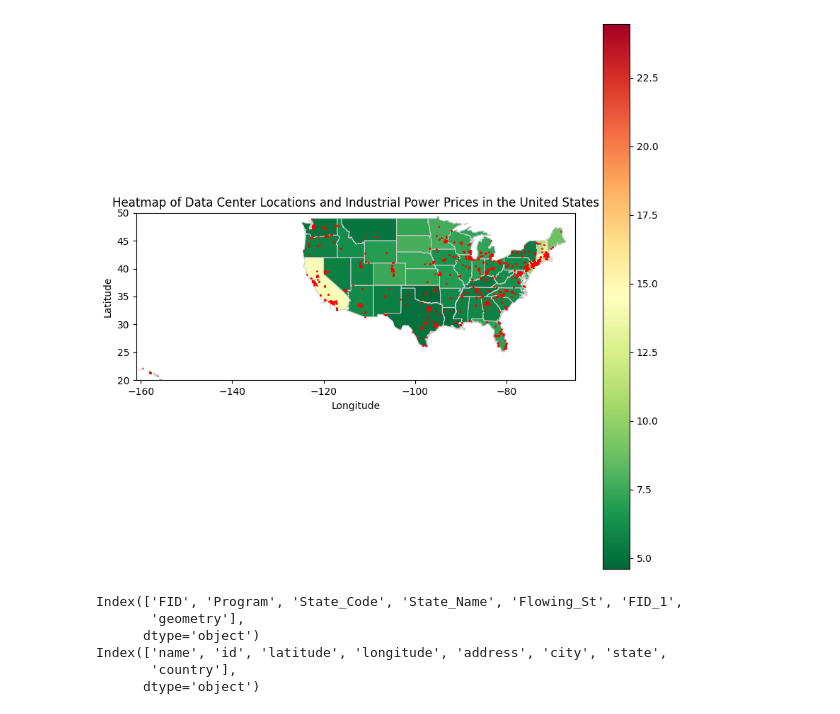
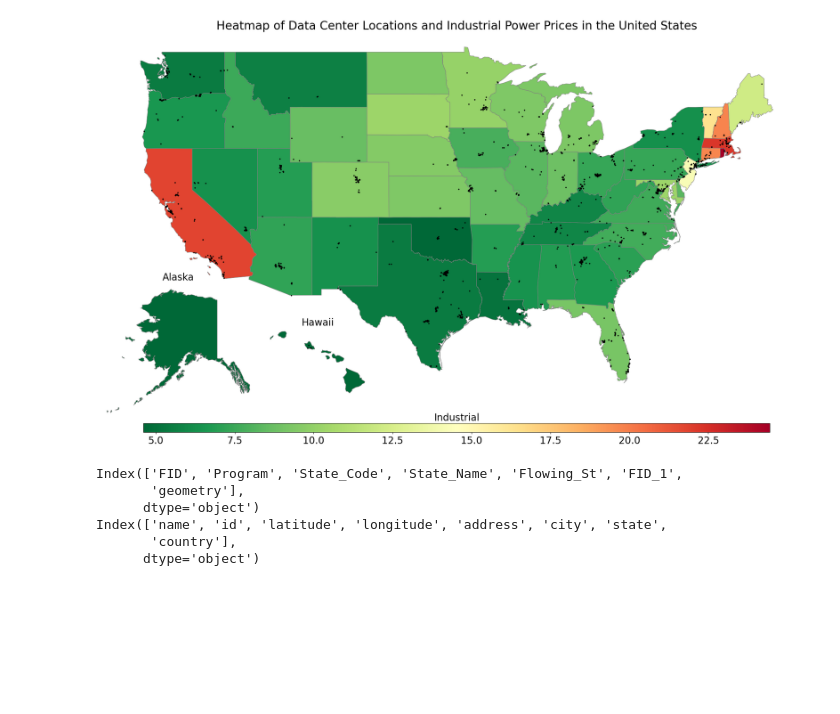
Before and after one commit to trinerye/spatial_exam, a Jupyter notebook: src/testnb.ipynb, the cells around one changed output. Drawn from its saved outputs; the diff is of its cells as text; code cells hidden in the pictures; blank space fills up the shorter version.

Commit message:
Added plotting function.

```diff
--- a/src/testnb.ipynb
+++ b/src/testnb.ipynb
@@ -26,5 +12,5 @@ Requirement already satisfied: colorama in c:\users\albin\appdata\local\programs
 # %%
-data = '../in/datacentermap.csv'
+data = '../in/datacentermap copy.csv'
 
 #dc_df = datacenter_dataframe
 dc_df = pd.read_csv(data)
@@ -55,30 +41,3 @@ power_df = power_df[power_df['Year'] == 2020]
 
 #only keeping "total electric industry" as the industry sector as its the only one that has all 51 states.
 power_df = power_df[power_df['Industry Sector Category'] == 'Total Electric Industry']
-# %%
-merged_data = states_map.merge(power_df, how='left', left_on='State_Code', right_on='State')
-
-power_sector = 'Industrial'
-
-# Plot the custom map
-fig, ax = plt.subplots(figsize=(10, 10))
-merged_data.plot(column=power_sector, cmap='RdYlGn_r', linewidth=0.8, ax=ax, edgecolor='0.8', legend=True)
-
-# Plot the data points on the map
-dc_gdf.plot(ax=ax, color='red', markersize=1)
-
-# Set the extent of the plot to focus on the United States
-
-#ax.set_xlim(-180, -65)  # Adjust these values based on your preference
-
-ax.set_xlim(-161, -65)  # Adjust these values based on your preference
-
-#ax.set_xlim(-130, -65)  # Adjust these values based on your preference
-ax.set_ylim(20, 50)     # Adjust these values based on your preference
-
-plt.title(f'Heatmap of Data Center Locations and {power_sector} Power Prices in the United States')
-plt.xlabel('Longitude')
-plt.ylabel('Latitude')
-plt.show()
-# %% [output]
-[figure, removed]
@@ -85 +105,9 @@ plt.show()
+# %%
+power_sector = 'Industrial'
+
+title = f'Heatmap of Data Center Locations and {power_sector} Power Prices in the United States'
+
+plot_us_states(merged_data, power_sector, plot_points=dc_gdf, title=title, colormap='RdYlGn_r')
+# %% [output]
+[figure, added]
 # %%
```
Also changed, not shown: parts of 22 cells of this notebook.
